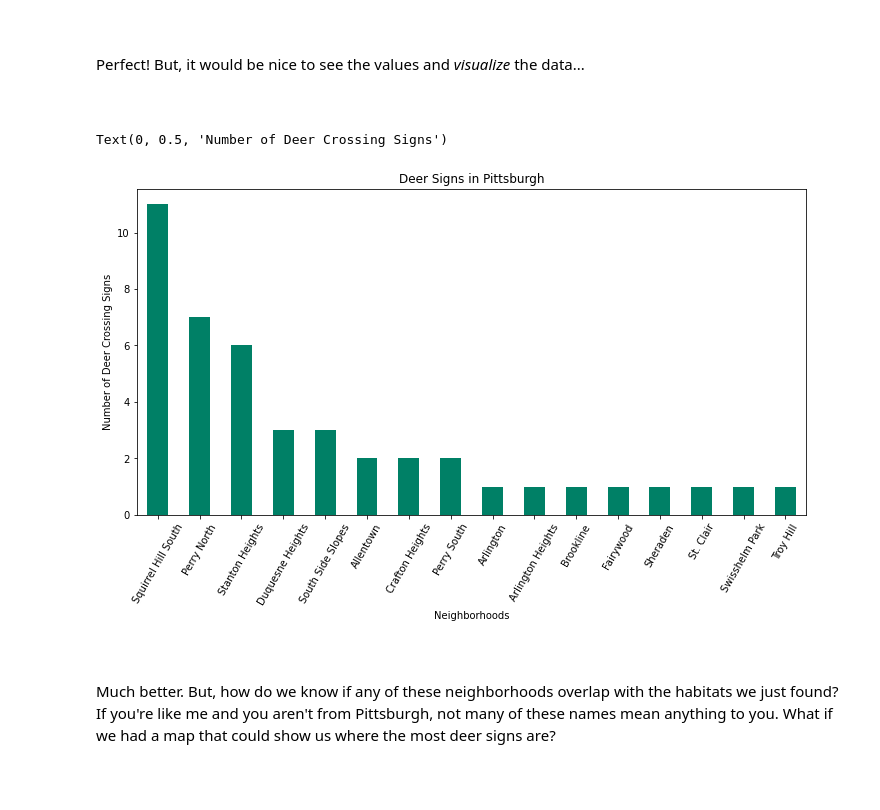
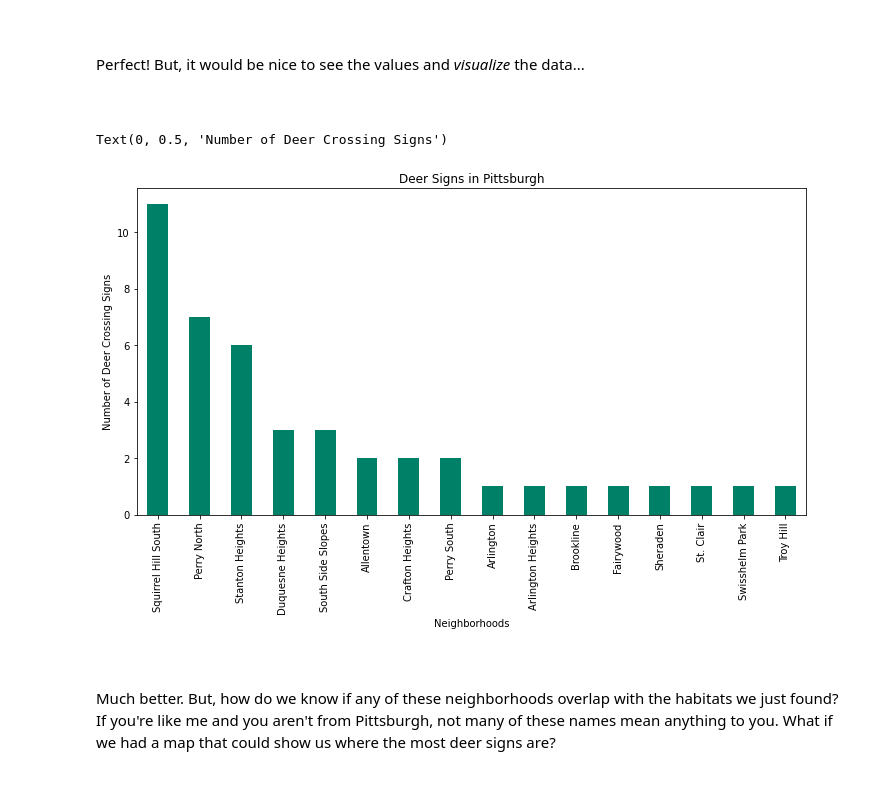
Before and after one commit to anikaGJ/toBeAPanther, a Jupyter notebook: BestNeighborhoodProject.ipynb, the cells around one changed output. Drawn from its saved outputs; the diff is of its cells as text; code cells hidden in the pictures.

```diff
--- a/BestNeighborhoodProject.ipynb
+++ b/BestNeighborhoodProject.ipynb
@@ -114,13 +114,13 @@ Perfect! But, it would be nice to see the values and *visualize* the data...
 &nbsp;
 # %%
 #Plot the results on a bar graph
-chart = deer_signs.plot.bar(x="Neighborhood", y="Number of Deer Signs", colormap="summer", rot=60, figsize=(12,6))
+chart = deer_signs.plot.bar(x="Neighborhood", y="Number of Deer Signs", colormap="summer", rot=90, figsize=(12,6))
 chart.set_title("Deer Signs in Pittsburgh")
 chart.set_xlabel("Neighborhoods")
 chart.set_ylabel("Number of Deer Crossing Signs")
 # %% [output]
 Text(0, 0.5, 'Number of Deer Crossing Signs')
-[figure, old version]
+[figure, new version]
 # %% [markdown]
 &nbsp;
 
```
Also changed, not shown: parts of 2 cells of this notebook.
